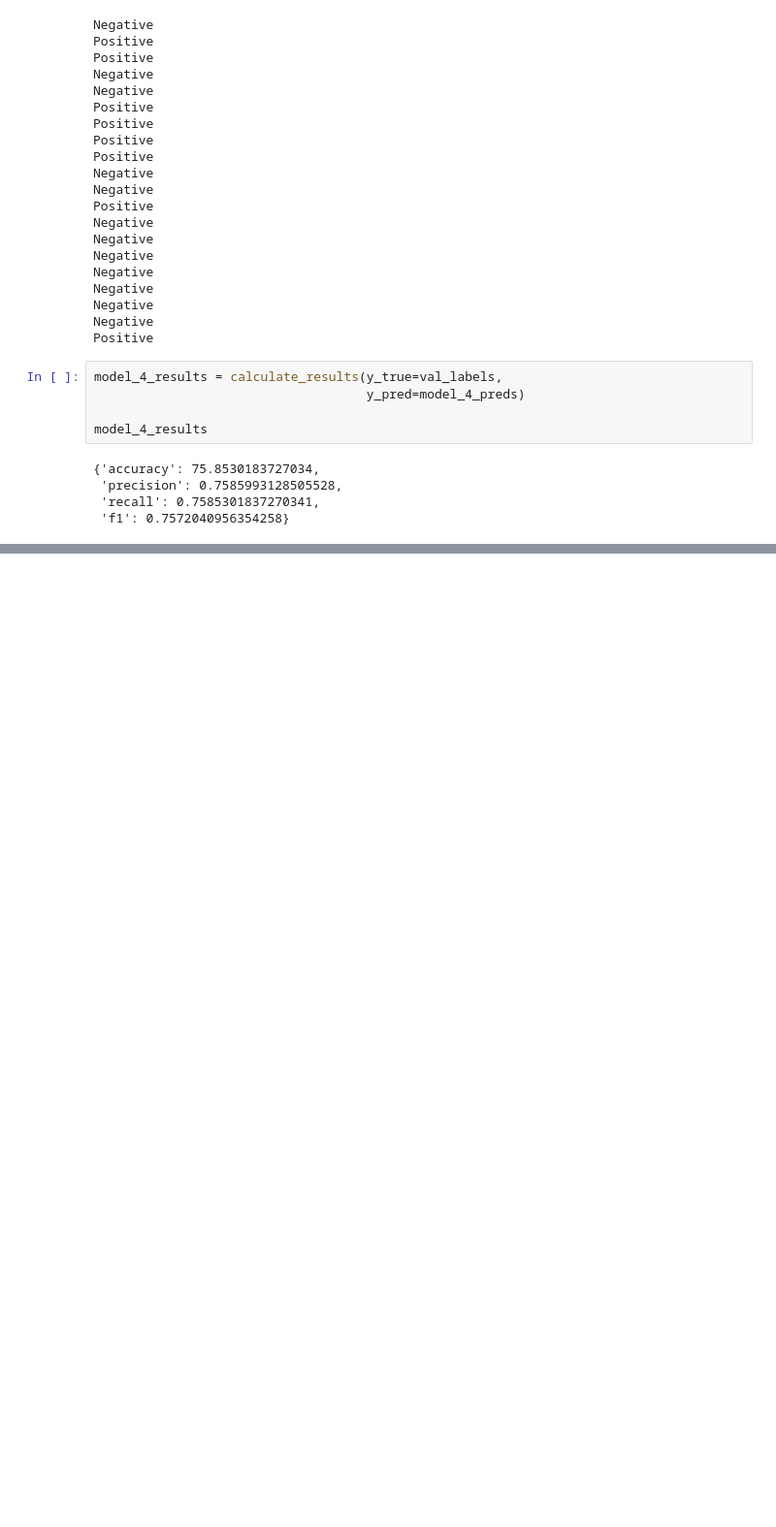
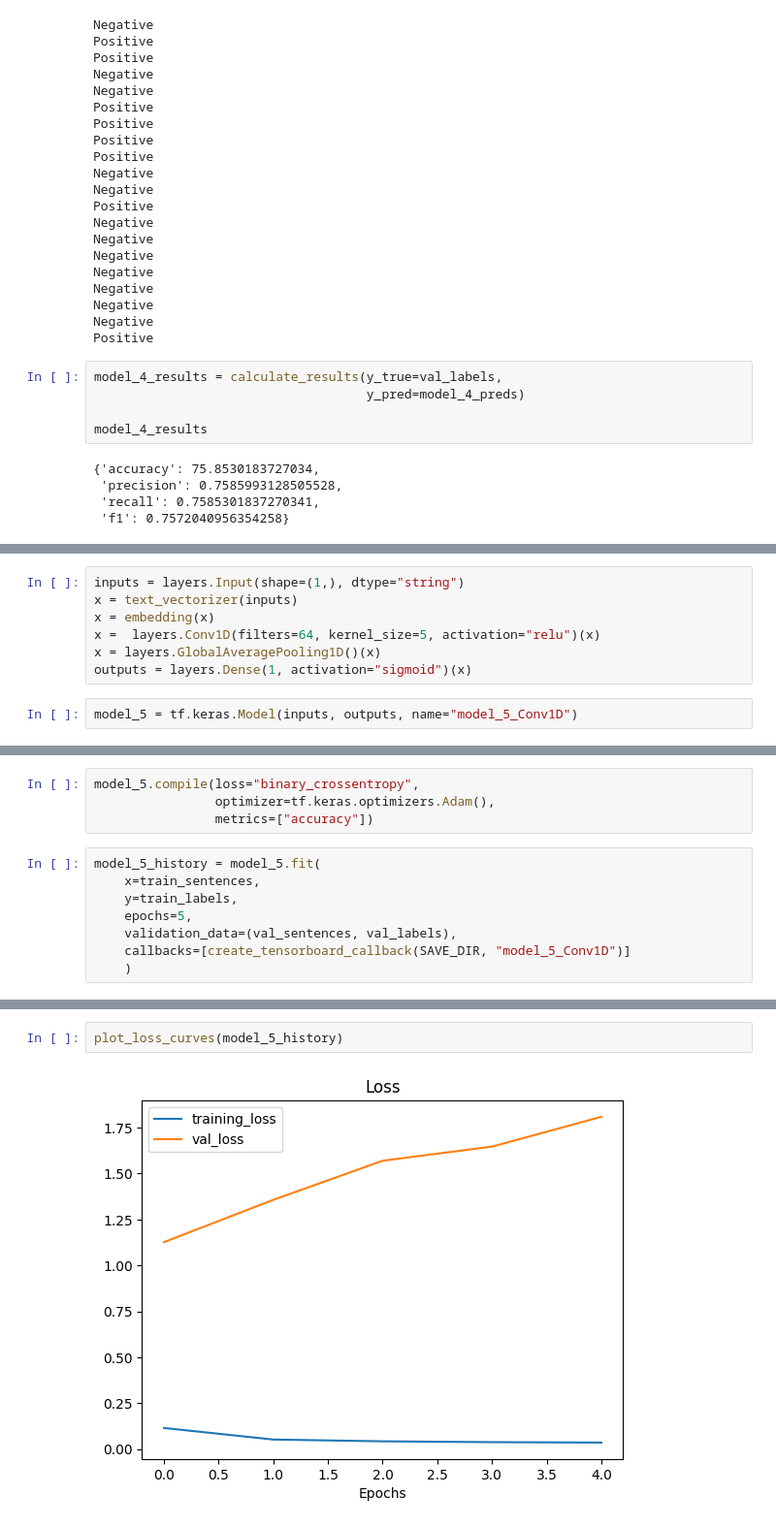
Before and after one commit to miller00315/ia_studies, a Jupyter notebook: nlp_fundamental_in_tensor_flow.ipynb, the cells around one changed output, grey strips where cells are left out. Shown at 97% size. Drawn from its saved outputs; the diff is of its cells as text; blank space fills up the shorter version.

```diff
--- a/nlp_fundamental_in_tensor_flow.ipynb
+++ b/nlp_fundamental_in_tensor_flow.ipynb
@@ -1018,0 +1062,9 @@ model_4_results
+# %%
+inputs = layers.Input(shape=(1,), dtype="string")
+x = text_vectorizer(inputs)
+x = embedding(x)
+x =  layers.Conv1D(filters=64, kernel_size=5, activation="relu")(x)
+x = layers.GlobalAveragePooling1D()(x)
+outputs = layers.Dense(1, activation="sigmoid")(x)
+# %%
+model_5 = tf.keras.Model(inputs, outputs, name="model_5_Conv1D")
@@ -1018,0 +1091,12 @@ model_4_results
+# %%
+model_5.compile(loss="binary_crossentropy",
+                optimizer=tf.keras.optimizers.Adam(),
+                metrics=["accuracy"])
+# %%
+model_5_history = model_5.fit(
+    x=train_sentences,
+    y=train_labels,
+    epochs=5,
+    validation_data=(val_sentences, val_labels),
+    callbacks=[create_tensorboard_callback(SAVE_DIR, "model_5_Conv1D")]
+    )
@@ -1018,0 +1120,4 @@ model_4_results
+# %%
+plot_loss_curves(model_5_history)
+# %% [output]
+[figure, added]
```
Also changed, not shown: parts of 10 cells of this notebook.
